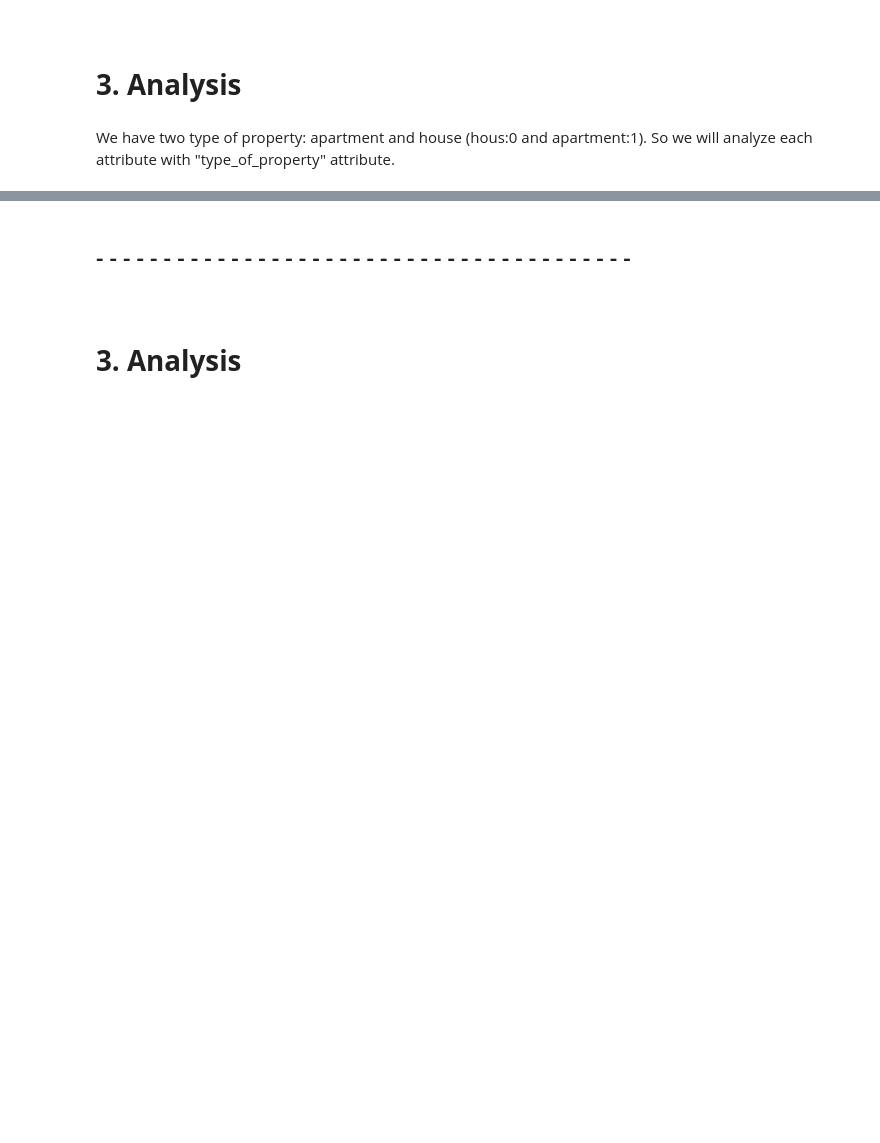
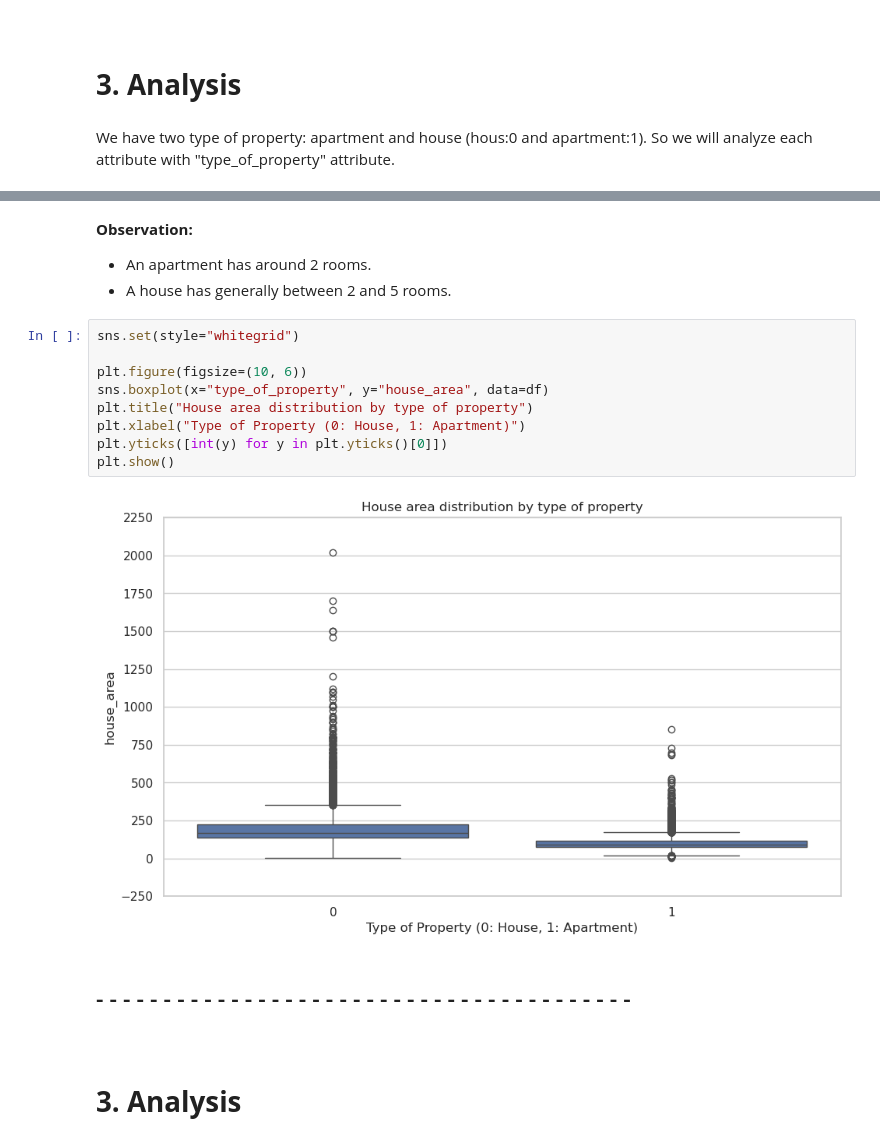
Before and after one commit to thiphan94/Real-Estate, a Jupyter notebook: notebook/data_analysis.ipynb, the cells around one changed output, grey strips where cells are left out. Drawn from its saved outputs; the diff is of its cells as text; blank space fills up the shorter version.

```diff
--- a/notebook/data_analysis.ipynb
+++ b/notebook/data_analysis.ipynb
@@ -290,3 +306,18 @@ We have two type of property: apartment and house (hous:0 and apartment:1). So w
+# %% [markdown]
+<b>Observation:</b>
+* An apartment has around 2 rooms.
+* A house has generally between 2 and 5 rooms.
+# %%
+sns.set(style="whitegrid")
+
+plt.figure(figsize=(10, 6))
+sns.boxplot(x="type_of_property", y="house_area", data=df)
+plt.title("House area distribution by type of property")
+plt.xlabel("Type of Property (0: House, 1: Apartment)")
+plt.yticks([int(y) for y in plt.yticks()[0]])
+plt.show()
+# %% [output]
+[figure, added]
 # %% [markdown]
 ## - - - - - - - - - - - - - - - - - - - - - - - - - - - - - - - - - - - - - - - -
 # %% [markdown]
```
Also changed, not shown: parts of 2 cells of this notebook.
